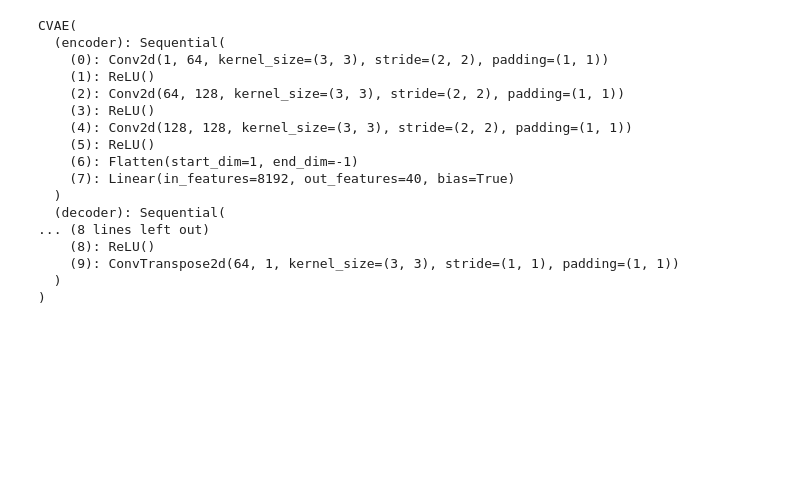
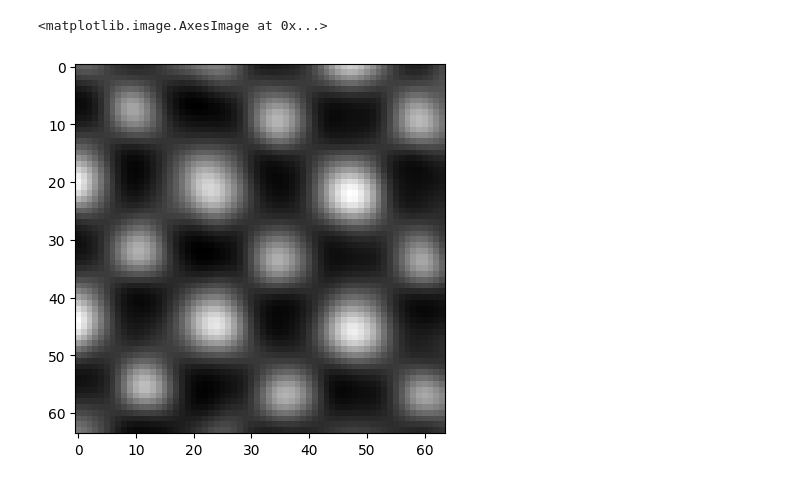
Before and after one commit to seyfal/VCAE, a Jupyter notebook: VCAE_testing.ipynb, the cells around one changed output. Cells and saved outputs as stored; diff of their text form; code cells hidden in the pictures; blank space fills up the shorter version.

```diff
--- a/VCAE_testing.ipynb
+++ b/VCAE_testing.ipynb
@@ -163,50 +171,37 @@ class CVAE(nn.Module):
 
     def reparameterize(self, mean, logvar):
         std = torch.exp(0.5 * logvar)
         eps = torch.randn_like(std)
         return mean + eps * std
 
     def decode(self, z, apply_sigmoid=False):
         logits = self.decoder(z)
         if apply_sigmoid:
             probs = torch.sigmoid(logits)
             return probs
         return logits
 
     def forward(self, x):
         mean, logvar = self.encode(x)
         z = self.reparameterize(mean, logvar)
         return self.decode(z)
 
 # Load the state dictionary
 state_dict = torch.load(path + 'data/models/' + '20111206DF_Size64_SIGMA2_epochs200_latentdim20.pth')
 
 # Create an instance of the CVAE model
-latent_dim = 20  # Update with the correct latent dimension
+latent_dim = 20
 model = CVAE(latent_dim, SIZE)
 
 # Load the state dictionary into the model
 model.load_state_dict(state_dict)
 
 # Set the model to evaluation mode
 model.eval()
+
+plt.imshow(bulk_images[0][0], cmap='gray')
 # %% [output]
-CVAE(
-  (encoder): Sequential(
-    (0): Conv2d(1, 64, kernel_size=(3, 3), stride=(2, 2), padding=(1, 1))
-    (1): ReLU()
-    (2): Conv2d(64, 128, kernel_size=(3, 3), stride=(2, 2), padding=(1, 1))
-    (3): ReLU()
-    (4): Conv2d(128, 128, kernel_size=(3, 3), stride=(2, 2), padding=(1, 1))
-    (5): ReLU()
-    (6): Flatten(start_dim=1, end_dim=-1)
-    (7): Linear(in_features=8192, out_features=40, bias=True)
-  )
-  (decoder): Sequential(
-... (8 lines left out)
-    (8): ReLU()
-    (9): ConvTranspose2d(64, 1, kernel_size=(3, 3), stride=(1, 1), padding=(1, 1))
-  )
-)
+<matplotlib.image.AxesImage at 0x...>
+[figure, added]
 # %%
 bulk_prd = get_predictions_from_model(model, bulk_images)
```
Also changed, not shown: parts of 6 cells of this notebook, 5 other files.
